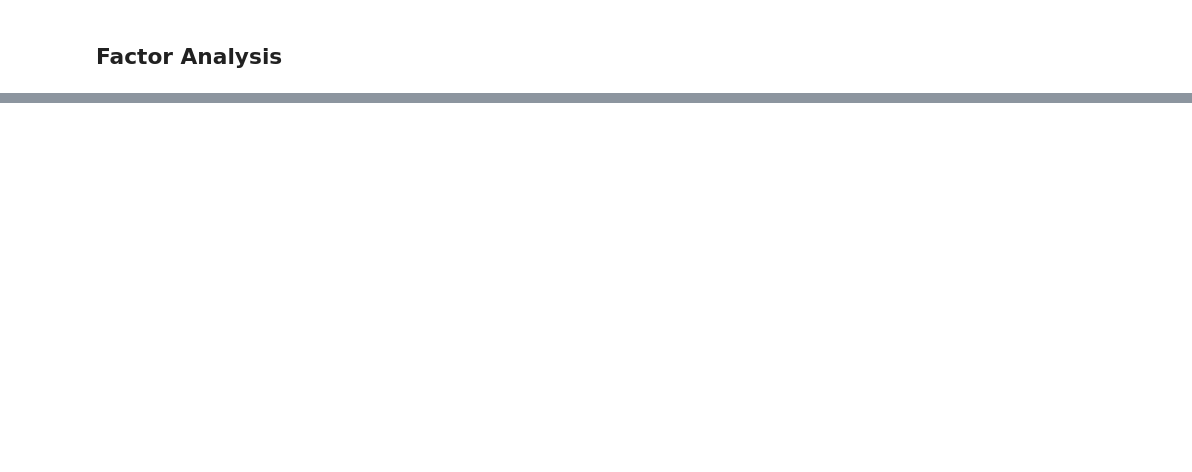
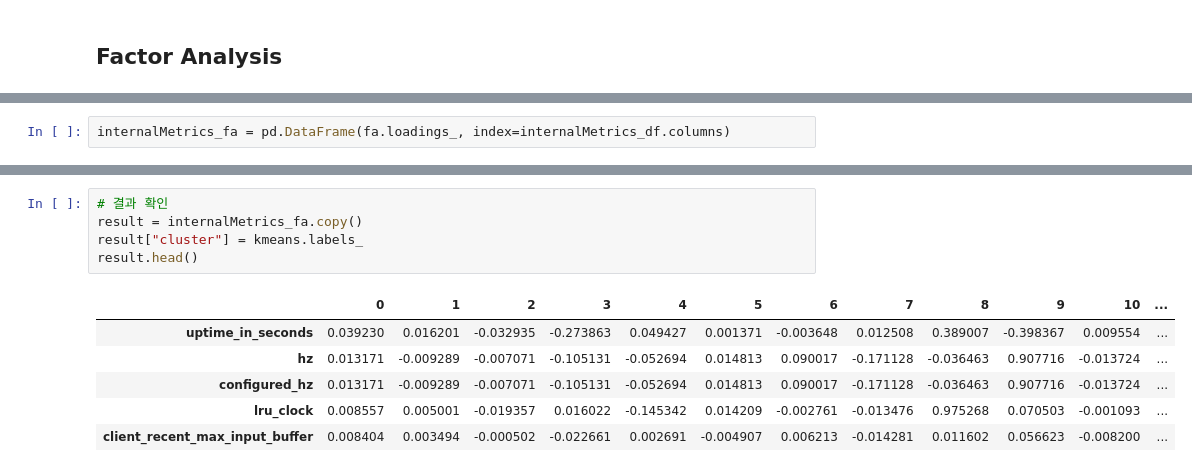
Before and after one commit to addb-swstarlab/Redis-Parameter-Grouping-BO, a Jupyter notebook: fa.ipynb, the cells around one changed output, grey strips where cells are left out. Cells and saved outputs as stored; diff of their text form; blank space fills up the shorter version.

```diff
--- a/fa.ipynb
+++ b/fa.ipynb
@@ -124,0 +235,2 @@ ValueError: could not convert string to float: 'standalone'
+# %%
+internalMetrics_fa = pd.DataFrame(fa.loadings_, index=internalMetrics_df.columns)
@@ -124,0 +288,12 @@ ValueError: could not convert string to float: 'standalone'
+# %%
+# 결과 확인
+result = internalMetrics_fa.copy()
+result["cluster"] = kmeans.labels_
+result.head()
+# %% [output]
+|  | 0 | 1 | 2 | 3 | 4 | 5 | 6 | 7 | 8 | 9 | 10 | ... |
+| uptime_in_seconds | 0.039230 | 0.016201 | -0.032935 | -0.273863 | 0.049427 | 0.001371 | -0.003648 | 0.012508 | 0.389007 | -0.398367 | 0.009554 | ... |
+| hz | 0.013171 | -0.009289 | -0.007071 | -0.105131 | -0.052694 | 0.014813 | 0.090017 | -0.171128 | -0.036463 | 0.907716 | -0.013724 | ... |
+| configured_hz | 0.013171 | -0.009289 | -0.007071 | -0.105131 | -0.052694 | 0.014813 | 0.090017 | -0.171128 | -0.036463 | 0.907716 | -0.013724 | ... |
+| lru_clock | 0.008557 | 0.005001 | -0.019357 | 0.016022 | -0.145342 | 0.014209 | -0.002761 | -0.013476 | 0.975268 | 0.070503 | -0.001093 | ... |
+| client_recent_max_input_buffer | 0.008404 | 0.003494 | -0.000502 | -0.022661 | 0.002691 | -0.004907 | 0.006213 | -0.014281 | 0.011602 | 0.056623 | -0.008200 | ... |
```
Also changed, not shown: parts of 36 cells of this notebook, 2 other files.
